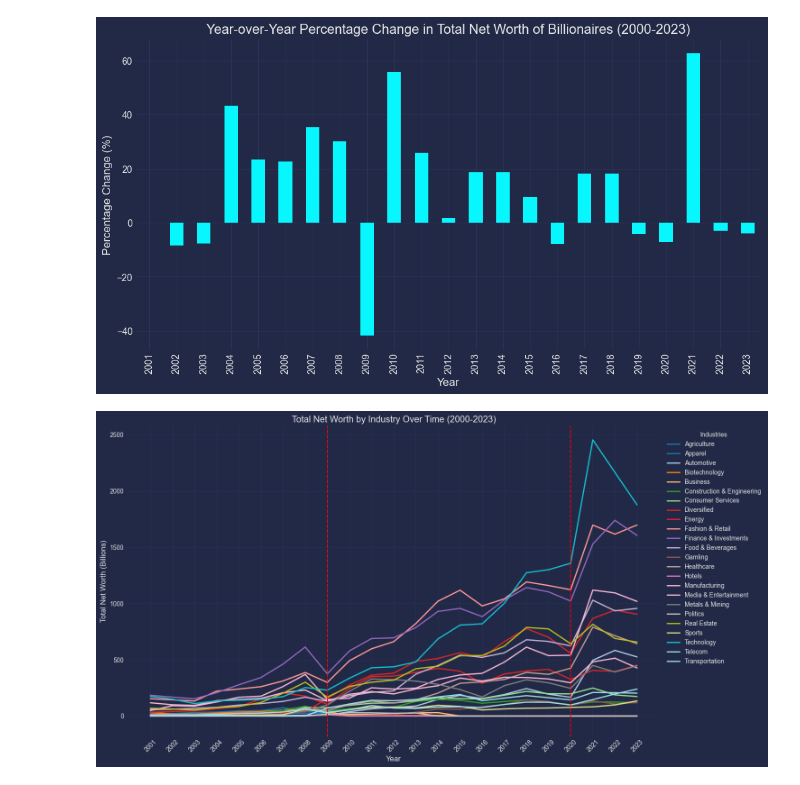
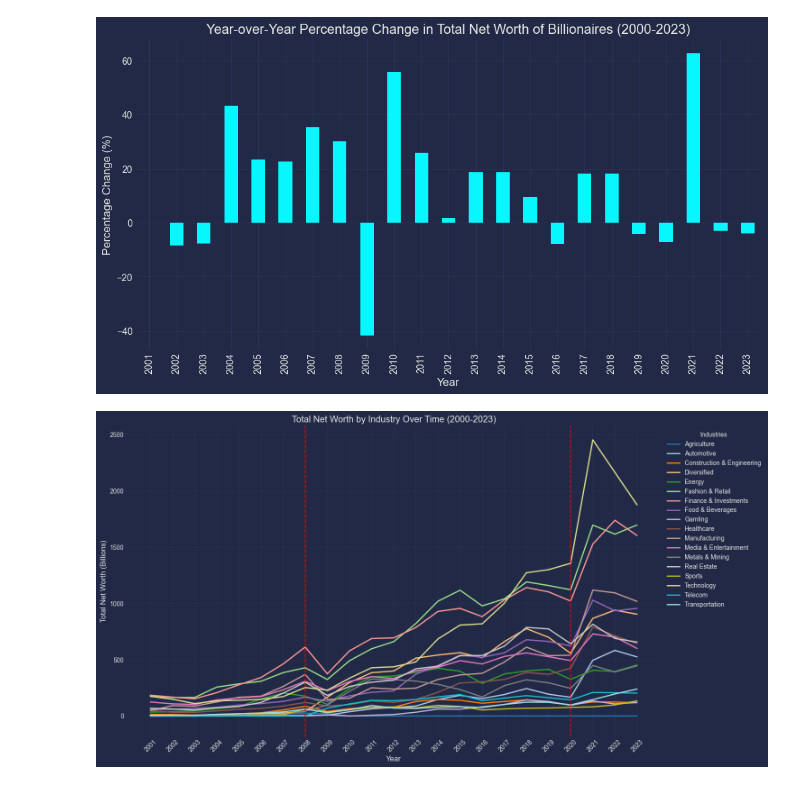
Before and after one commit to hcagatayyilmaz/data-literacy-extreme-wealth-analysis, a Jupyter notebook: data-literacy-project-extreme-wealth-analysis.ipynb, the cells around one changed output. Drawn from its saved outputs; the diff is of its cells as text; code cells hidden in the pictures.

```diff
--- a/data-literacy-project-extreme-wealth-analysis.ipynb
+++ b/data-literacy-project-extreme-wealth-analysis.ipynb
@@ -94,7 +94,7 @@ def standardize_industries(df):
         'Retail': 'Fashion & Retail',
         'Finance': 'Finance & Investments',
         'Health': 'Healthcare',
-        "Hotels": "Hotels",
+        "Hotels": "Hotels & Leisure",
         "Internet": 'Technology',
         "Investments": "Finance & Investments",
         'Food': 'Food & Beverage',
@@ -127,7 +127,12 @@ def standardize_industries(df):
         'Electronics': 'Technology',
         'Chemicals': 'Metals & Mining',
         'Gambling': 'Sports',
-        'Leisure': 'Hotels',
+        'Leisure': 'Hotels & Leisure',
+        'Business': 'Diversified',
+        'Apparel': 'Fashion & Retail',
+        'Consumer Services': ' Media & Entertainment',
+        'Biotechnology': 'Healthcare',
+        'Hotels & Leisure': 'Real Estate',
 
         # Add more conditions here as needed
     }
@@ -144,6 +149,8 @@ def standardize_industries(df):
     return df
 
 standardize_industries(dataset2000_2023)
+# Exclude entries related to 'politics'
+dataset2000_2023 = dataset2000_2023[~dataset2000_2023['business_industries'].str.contains('politics', case=False, na=False)]
 
 # Convert 'net_worth' to numeric
 dataset2000_2023['net_worth'] = dataset2000_2023['net_worth'].str.rstrip('B').astype(float)
@@ -156,7 +163,6 @@ industry_yearly_sum = filtered_df.groupby(['year', 'business_industries'])['net_
 
 # Create a pivot table
 pivot_table = industry_yearly_sum.pivot(index='year', columns='business_industries', values='net_worth').fillna(0)
-
 # Sort industries within each year in ascending order
 sorted_pivot_table = pivot_table.apply(lambda x: x.sort_values(ascending=True), axis=1)
 
@@ -165,6 +171,7 @@ industries = pivot_table.columns
 colors = plt.cm.get_cmap('tab20', len(industries)).colors  # 'tab20' colormap has 20 unique colors
 
 # Ensure years are treated as categorical variables and set the x-ticks)
+
 pivot_table.index = pivot_table.index.astype(str)
 
 # Set the figure size
@@ -178,32 +185,32 @@ colors = cm(np.linspace(0, 1, num_colors))
 for column, color in zip(pivot_table.columns, colors):
     plt.plot(pivot_table.index, pivot_table[column], marker='', color=color, linewidth=2, label=column)
 
 # Set the title and labels
 plt.title('Total Net Worth by Industry Over Time (2000-2023)')
 plt.xlabel('Year')
 plt.ylabel('Total Net Worth (Billions)')
 
 # Add grid lines to the plot for better readability
 plt.grid(True)
 
 # Adjust y-axis limits to position zero slightly below the middle
 y_min, y_max = plt.ylim()
 if y_min < 0:
     plt.ylim(bottom=y_min * 1.5)  # Adjust the lower bound if necessary
 
 # Add a legend to the plot
 # Adjust the location of the legend. If there are many industries, you might need to place the legend outside the plot.
 plt.legend(title='Industries', loc='upper left', bbox_to_anchor=(1, 1))
 
 # Ensure the x-axis labels (years) are displayed correctly and are readable
 plt.xticks(rotation=45)
 
 # Add red vertical lines for the years 2009, 2016, and 2020
-plt.axvline(x='2009', color='red', linestyle='--')
+plt.axvline(x='2008', color='red', linestyle='--')
 plt.axvline(x='2020', color='red', linestyle='--')
 
 # Show the plot
 plt.tight_layout()  # This will adjust the plotting area to fit all labels and legends properly
 plt.show()
 # %% [output]
-[figure, old version]
+[figure, new version]
```
Also changed, not shown: parts of 2 cells of this notebook, 2 other files.
